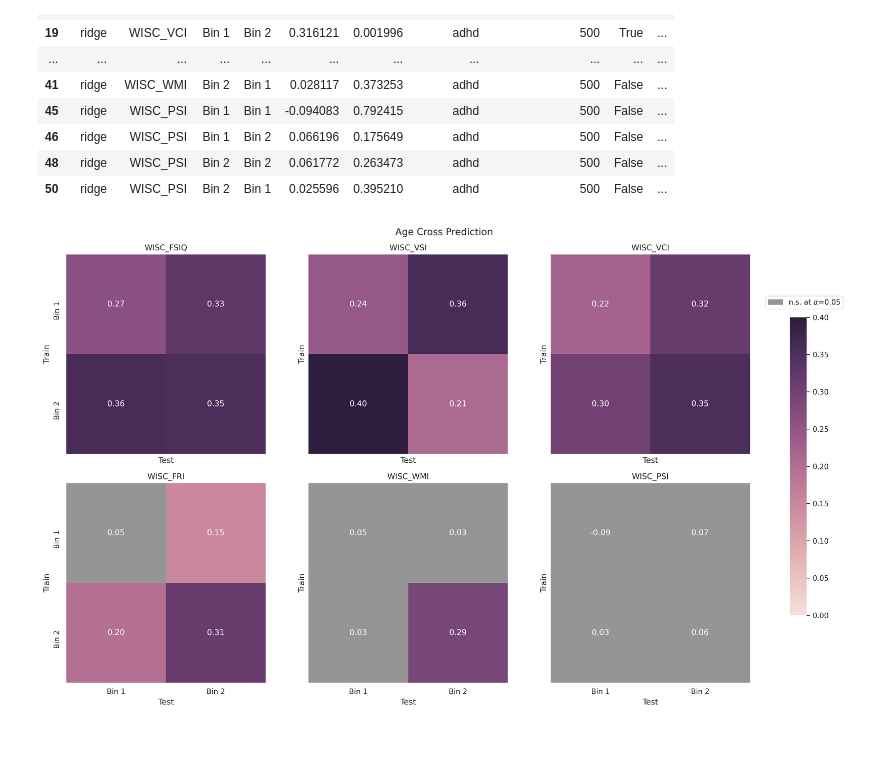
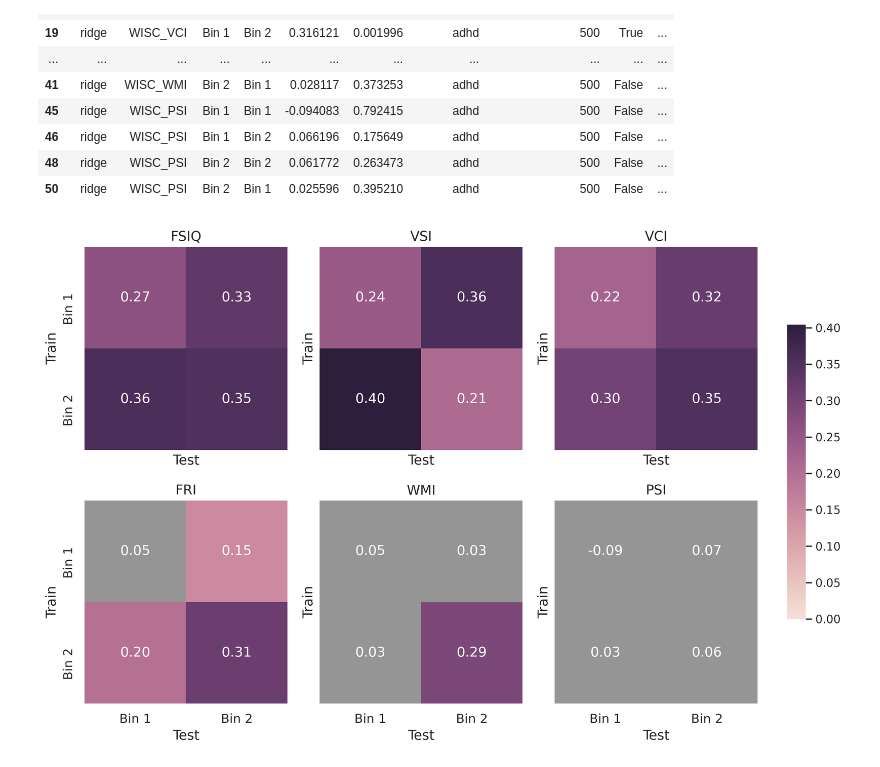
Before and after one commit to Brian-Pho/MSc_Research-Project, a Jupyter notebook: src/Cross Prediction/Visualize Results.ipynb, the cells around one changed output. Cells and saved outputs as stored; diff of their text form; code cells hidden in the pictures; blank space fills up the shorter version.

Commit message:
Update cross-prediction purple image

```diff
--- a/src/Cross Prediction/Visualize Results.ipynb
+++ b/src/Cross Prediction/Visualize Results.ipynb
@@ -7,6 +7,7 @@ import numpy as np
 %load_ext autoreload
 %autoreload 2
 
+import matplotlib as mpl
 import matplotlib.pyplot as plt
 %matplotlib inline
 
@@ -15,11 +16,17 @@ sns.set_theme(
     context="paper",
     style="whitegrid",
     font_scale=1.2,
-    rc={'figure.figsize': (10, 10), 'figure.dpi': 300}
+    rc={'figure.figsize': (10, 7), 'figure.dpi': 300}
 )
+
+mpl.rcParams['legend.fontsize'] = 7
+mpl.rcParams['savefig.pad_inches'] = 0.1
+mpl.rcParams['savefig.facecolor'] = 'white'
+mpl.rcParams['savefig.bbox'] = 'tight'
 
 import matplotlib.patches as mpatches
 
-from common.paths import CROSS_PRED_RESULTS
+from common.paths import CROSS_PRED_RESULTS, IMAGES
 from common.wisc import WISC_LEVEL
 from common.results import load_results
+from os.path import join
@@ -55,32 +65,48 @@ display(df)
 | 50 | ridge | WISC_PSI | Bin 2 | Bin 1 | 0.025596 | 0.395210 | adhd | 500 | False | ... |
 # %%
 multiple_correction_col = 'Uncorrected'
+vmax = df['Score'].max()
 
-fig, axs = plt.subplots(nrows=2, ncols=3, sharey=True, sharex=True, figsize=(17, 10))
-# The dimensions [left, bottom, width, height] of the new Axes. All quantities are in
-# fractions of figure width and height.
-cbar_ax = fig.add_axes([.91, .2, .02, .6])
-fig.suptitle('Age Cross Prediction')
+fig, axs = plt.subplots(nrows=2, ncols=3, sharey=True, sharex=True)
+cmap = sns.cubehelix_palette(as_cmap=True, light=.9)
+sns.set(font_scale=1.1)
 
 for idx, measure in enumerate(WISC_LEVEL[5]):
     df_measure = df[df['Target'] == measure]
     scores = df_measure.pivot('Train', 'Test', 'Score')
     correction = df_measure.pivot('Train', 'Test', multiple_correction_col)
-    wisc_axs = axs[idx // num_bins][idx % num_bins]
-    ax = sns.heatmap(scores, annot=True, fmt=".2f", mask=~correction, ax=wisc_axs,
-                     cmap=sns.cubehelix_palette(as_cmap=True, light=.9),
-                     vmin=0, vmax=0.40, square=True, cbar=(idx == 0),
-                     cbar_ax=None if idx else cbar_ax)
-    ax = sns.heatmap(scores, annot=True, fmt=".2f", mask=correction, ax=wisc_axs, cbar=False,
+    ax = axs[idx // 3][idx % 3]
+    ax.set_title(f'{measure[5:]}')
+
+    purp_ax = sns.heatmap(scores, annot=True, fmt=".2f", mask=~correction, ax=ax, cmap=cmap,
+                     vmin=0, vmax=vmax, square=True, cbar=False)
+    gray_ax = sns.heatmap(scores, annot=True, fmt=".2f", mask=correction, ax=ax, cbar=False,
                      cmap=sns.color_palette("Greys", n_colors=1, desat=1), square=True)
-    ax.set_title(measure)
 
-colors = [sns.color_palette("Greys", n_colors=1, desat=1)[0]]
-texts = [r"n.s. at $\alpha$=0.05"]
-patches = [mpatches.Patch(color=colors[i], label=str(texts[i])) for i in range(len(texts))]
-plt.legend(handles=patches, bbox_to_anchor=(.85, 1.05), loc='center')
+# colors = [sns.color_palette("Greys", n_colors=1, desat=1)[0]]
+# texts = [r"n.s. at $\alpha$=0.05"]
+# patches = [mpatches.Patch(color=colors[i], label=str(texts[i])) for i in range(len(texts))]
+# plt.legend(handles=patches, bbox_to_anchor=(.95, 1.05), loc='center')
 
-fig.tight_layout(rect=[0, 0, .9, 1])
+fig.subplots_adjust(right=0.8)
+# [left, bottom, width, height]
+cbar_ax = fig.add_axes([axs[1][2].get_position().x1 + .22,
+                        axs[1][2].get_position().y0 + .09,
+                        0.025,
+                        (axs[0][2].get_position().y1 - axs[0][2].get_position().y0) * 2])
+
+cbar = fig.colorbar(mpl.cm.ScalarMappable(
+    norm=mpl.colors.Normalize(vmin=0, vmax=vmax), cmap=cmap), cax=cbar_ax)
+cbar.ax.tick_params(labelsize=11)
+cbar.outline.set_visible(False)
+
+fig.tight_layout()
+fig.subplots_adjust(hspace=0.2)
+
+fig.savefig(join(IMAGES, 'Cross Prediction', 'Standard Scaled',
+                 'Age All Measures (Uncorrected, No Bin 3) updated.svg'),
+            format='svg')
+
 plt.show()
 # %% [output]
-[figure, old version]
+[figure, new version]
```
Also changed, not shown: parts of 1 cell of this notebook, 2 other files.
